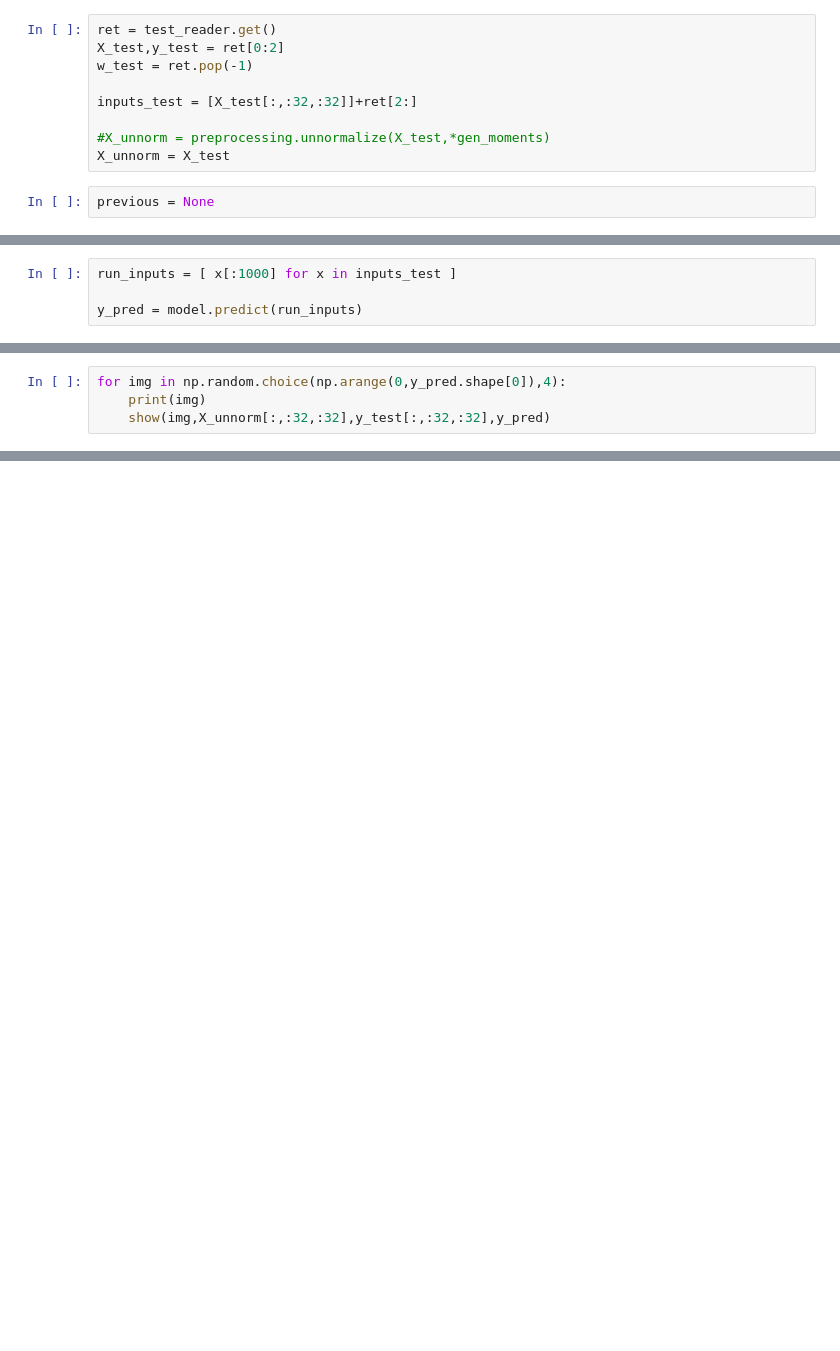
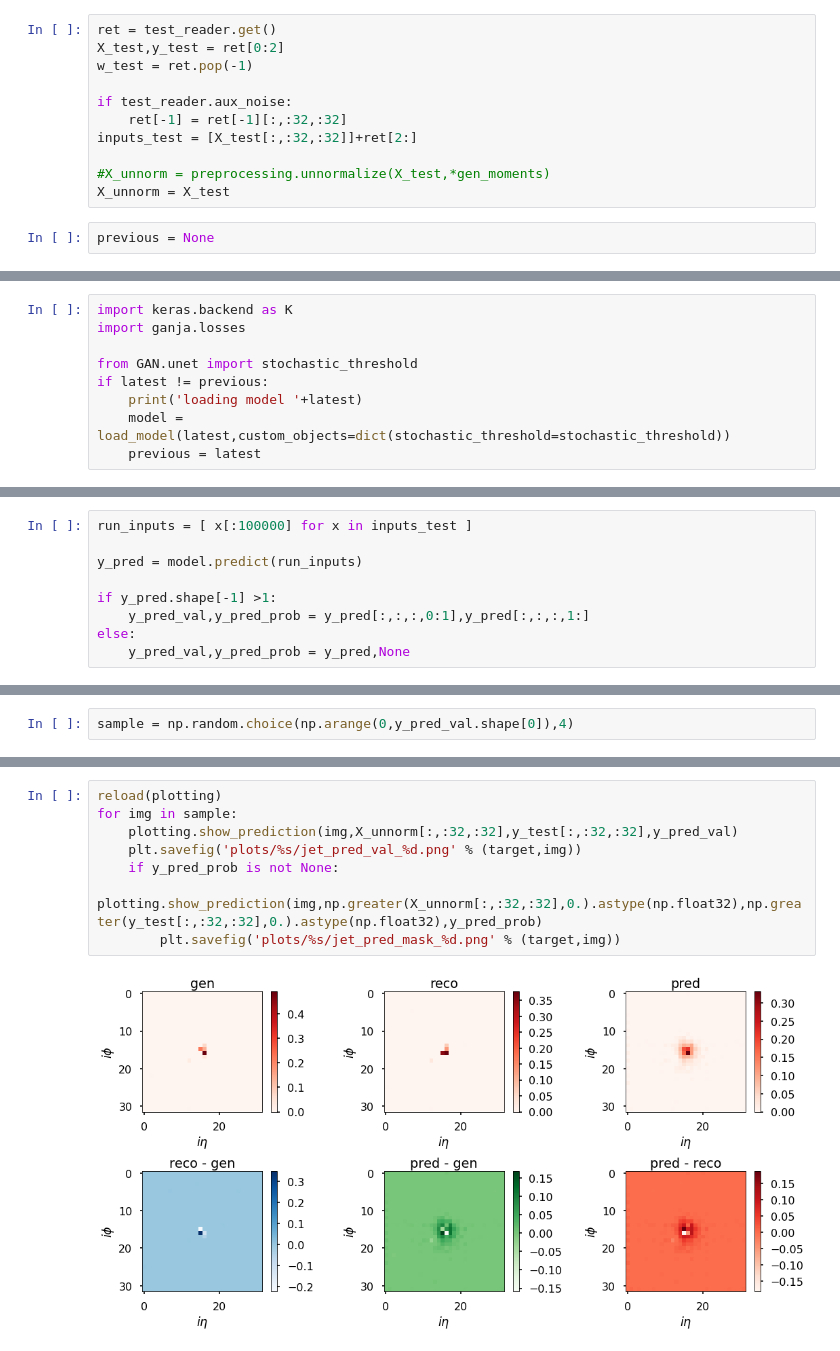
Before and after one commit to musella/Ganja, a Jupyter notebook: GanjaPy/show_predictions.ipynb, the cells around one changed output, grey strips where cells are left out. Cells and saved outputs as stored; diff of their text form; blank space fills up the shorter version.

```diff
--- a/GanjaPy/show_predictions.ipynb
+++ b/GanjaPy/show_predictions.ipynb
@@ -56,6 +67,8 @@ ret = test_reader.get()
 X_test,y_test = ret[0:2]
 w_test = ret.pop(-1)
 
+if test_reader.aux_noise:
+    ret[-1] = ret[-1][:,:32,:32]
 inputs_test = [X_test[:,:32,:32]]+ret[2:]
 
 #X_unnorm = preprocessing.unnormalize(X_test,*gen_moments)
@@ -93,0 +88,9 @@ loading model log/baseline_unnorm_cond_noise_sloss_x2//model-00.hdf5
+# %%
+import keras.backend as K
+import ganja.losses
+
+from GAN.unet import stochastic_threshold
+if latest != previous:
+    print('loading model '+latest)
+    model = load_model(latest,custom_objects=dict(stochastic_threshold=stochastic_threshold))
+    previous = latest
@@ -94,4 +103,9 @@ loading model log/baseline_unnorm_cond_noise_sloss_x2//model-00.hdf5
 # %%
-run_inputs = [ x[:1000] for x in inputs_test ]
+run_inputs = [ x[:100000] for x in inputs_test ]
 
 y_pred = model.predict(run_inputs)
+
+if y_pred.shape[-1] >1:
+    y_pred_val,y_pred_prob = y_pred[:,:,:,0:1],y_pred[:,:,:,1:]
+else:
+    y_pred_val,y_pred_prob = y_pred,None
@@ -148,4 +114,2 @@ def show(img,gen,reco,pred):
 # %%
-for img in np.random.choice(np.arange(0,y_pred.shape[0]),4):
-    print(img)
-    show(img,X_unnorm[:,:32,:32],y_test[:,:32,:32],y_pred)
+sample = np.random.choice(np.arange(0,y_pred_val.shape[0]),4)
@@ -213,0 +116,10 @@ plt.hist2d(  X_test[:y_pred.shape[0],:32,:32].ravel(), y_pred.ravel(), range=[ [
+# %%
+reload(plotting)
+for img in sample:
+    plotting.show_prediction(img,X_unnorm[:,:32,:32],y_test[:,:32,:32],y_pred_val)
+    plt.savefig('plots/%s/jet_pred_val_%d.png' % (target,img))
+    if y_pred_prob is not None:
+        plotting.show_prediction(img,np.greater(X_unnorm[:,:32,:32],0.).astype(np.float32),np.greater(y_test[:,:32,:32],0.).astype(np.float32),y_pred_prob)
+        plt.savefig('plots/%s/jet_pred_mask_%d.png' % (target,img))
+# %% [output]
+[figure, added]
```
Also changed, not shown: parts of 35 cells of this notebook, 5 other files.
